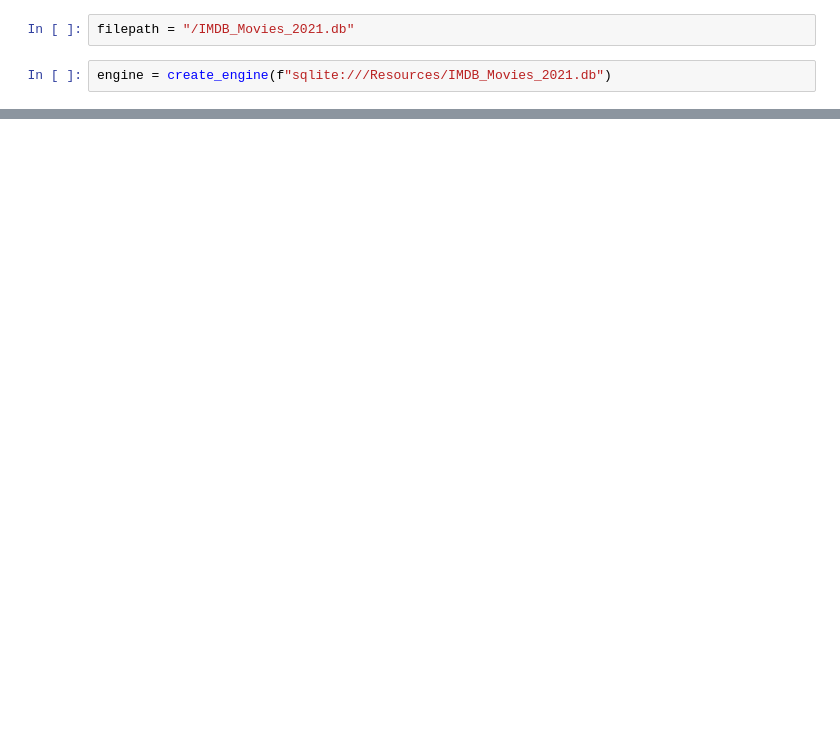
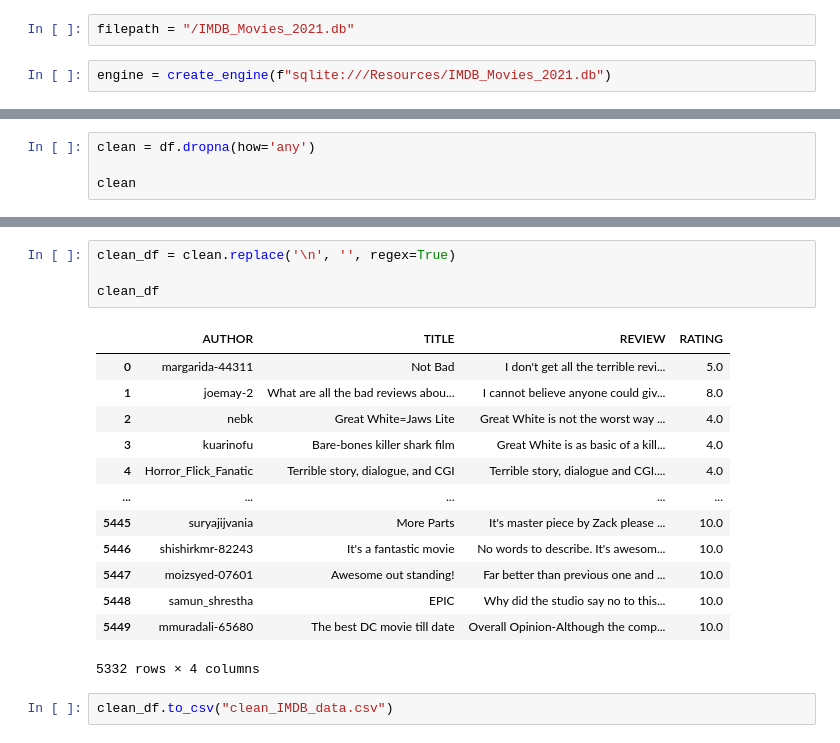
Before and after one commit to sacoronado/IMDB-ETL, a Jupyter notebook: IMDB.ipynb, the cells around one changed output, grey strips where cells are left out. Drawn from its saved outputs; the diff is of its cells as text; blank space fills up the shorter version.

```diff
--- a/IMDB.ipynb
+++ b/IMDB.ipynb
@@ -36,0 +76,4 @@ df
+# %%
+clean = df.dropna(how='any')
+
+clean
@@ -36,0 +94,20 @@ df
+# %%
+clean_df = clean.replace('\n', '', regex=True)
+
+clean_df
+# %% [output]
+|  | AUTHOR | TITLE | REVIEW | RATING |
+| 0 | margarida-44311 | Not Bad | I don't get all the terrible revi... | 5.0 |
+| 1 | joemay-2 | What are all the bad reviews abou... | I cannot believe anyone could giv... | 8.0 |
+| 2 | nebk | Great White=Jaws Lite | Great White is not the worst way ... | 4.0 |
+| 3 | kuarinofu | Bare-bones killer shark film | Great White is as basic of a kill... | 4.0 |
+| 4 | Horror_Flick_Fanatic | Terrible story, dialogue, and CGI | Terrible story, dialogue and CGI.... | 4.0 |
+| ... | ... | ... | ... | ... |
+| 5445 | suryajijvania | More Parts | It's master piece by Zack please ... | 10.0 |
+| 5446 | shishirkmr-82243 | It's a fantastic movie | No words to describe. It's awesom... | 10.0 |
+| 5447 | moizsyed-07601 | Awesome out standing! | Far better than previous one and ... | 10.0 |
+| 5448 | samun_shrestha | EPIC | Why did the studio say no to this... | 10.0 |
+| 5449 | mmuradali-65680 | The best DC movie till date | Overall Opinion-Although the comp... | 10.0 |
+5332 rows × 4 columns
+# %%
+clean_df.to_csv("clean_IMDB_data.csv")
```
Also changed, not shown: parts of 7 cells of this notebook, 3 other files.
